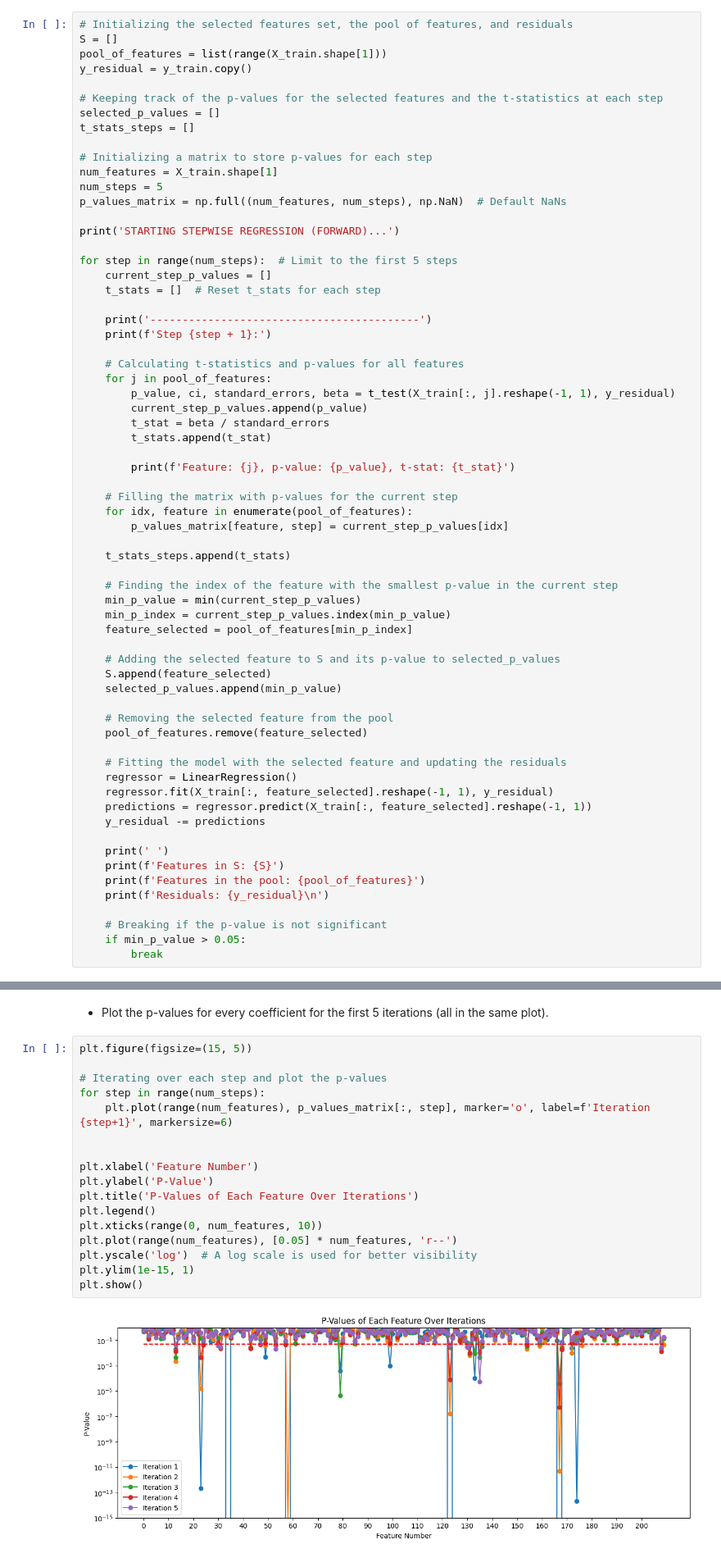
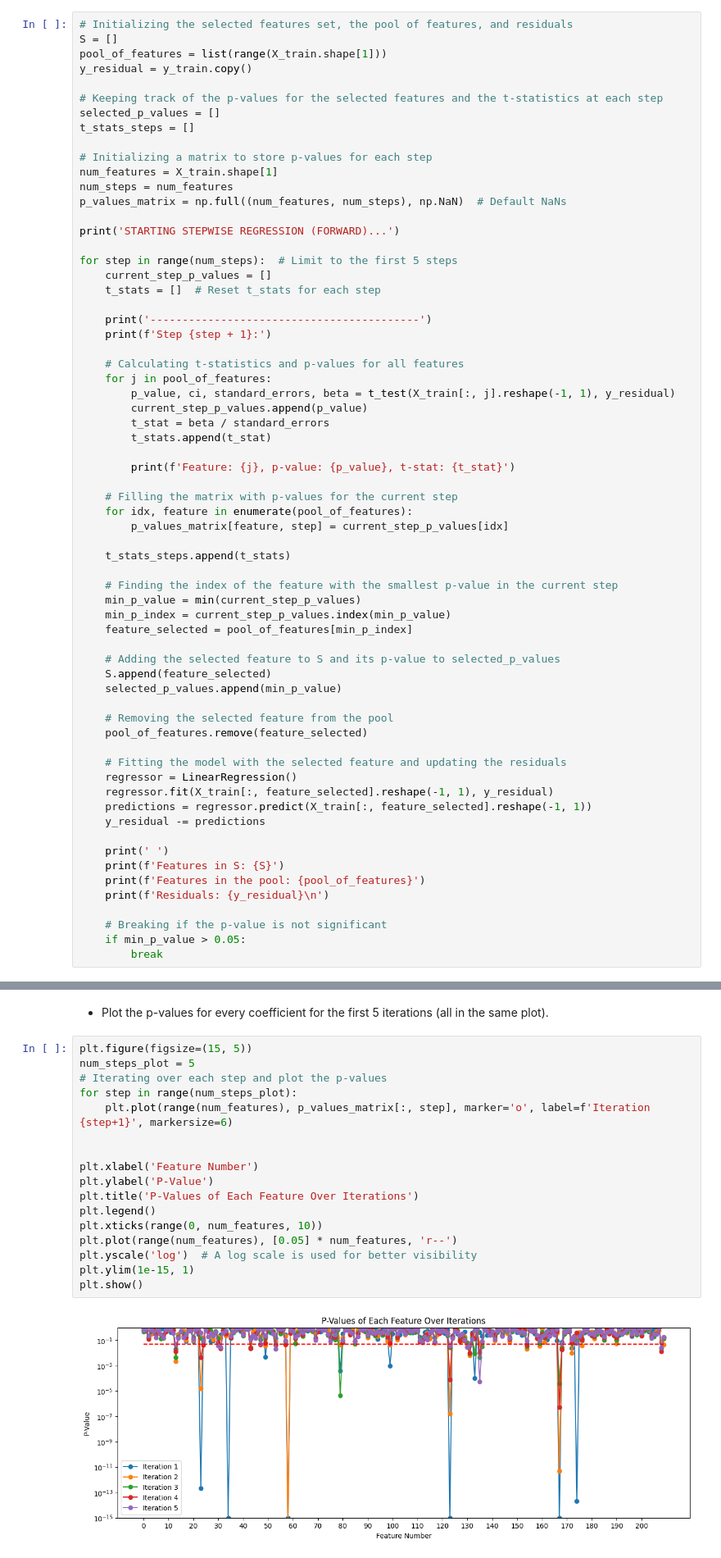
Before and after one commit to dftorresro/SDTSIA---2nd-TP-Linear-regression-, a Jupyter notebook: TP2_Linear_regression.ipynb, the cells around one changed output, grey strips where cells are left out. Shown at 82% size. Cells and saved outputs as stored; diff of their text form.

```diff
--- a/TP2_Linear_regression.ipynb
+++ b/TP2_Linear_regression.ipynb
@@ -388,7 +388,7 @@ t_stats_steps = []
 
 # Initializing a matrix to store p-values for each step
 num_features = X_train.shape[1]
-num_steps = 5
+num_steps = num_features
 p_values_matrix = np.full((num_features, num_steps), np.NaN)  # Default NaNs
 
 print('STARTING STEPWISE REGRESSION (FORWARD)...')
@@ -485,21 +499,21 @@ Feature: 135, p-value: 5.747204702921671e-05
 - Plot the p-values for every coefficient for the first 5 iterations (all in the same plot).
 # %%
 plt.figure(figsize=(15, 5))
-
+num_steps_plot = 5
 # Iterating over each step and plot the p-values
-for step in range(num_steps):
+for step in range(num_steps_plot):
     plt.plot(range(num_features), p_values_matrix[:, step], marker='o', label=f'Iteration {step+1}', markersize=6)
 
 
 plt.xlabel('Feature Number')
 plt.ylabel('P-Value')
 plt.title('P-Values of Each Feature Over Iterations')
 plt.legend()
 plt.xticks(range(0, num_features, 10))
 plt.plot(range(num_features), [0.05] * num_features, 'r--')
 plt.yscale('log')  # A log scale is used for better visibility
 plt.ylim(1e-15, 1)
 plt.show()
 # %% [output]
-[figure, old version]
+[figure, new version]
 # %% [markdown]
```
Also changed, not shown: parts of 10 cells of this notebook.
